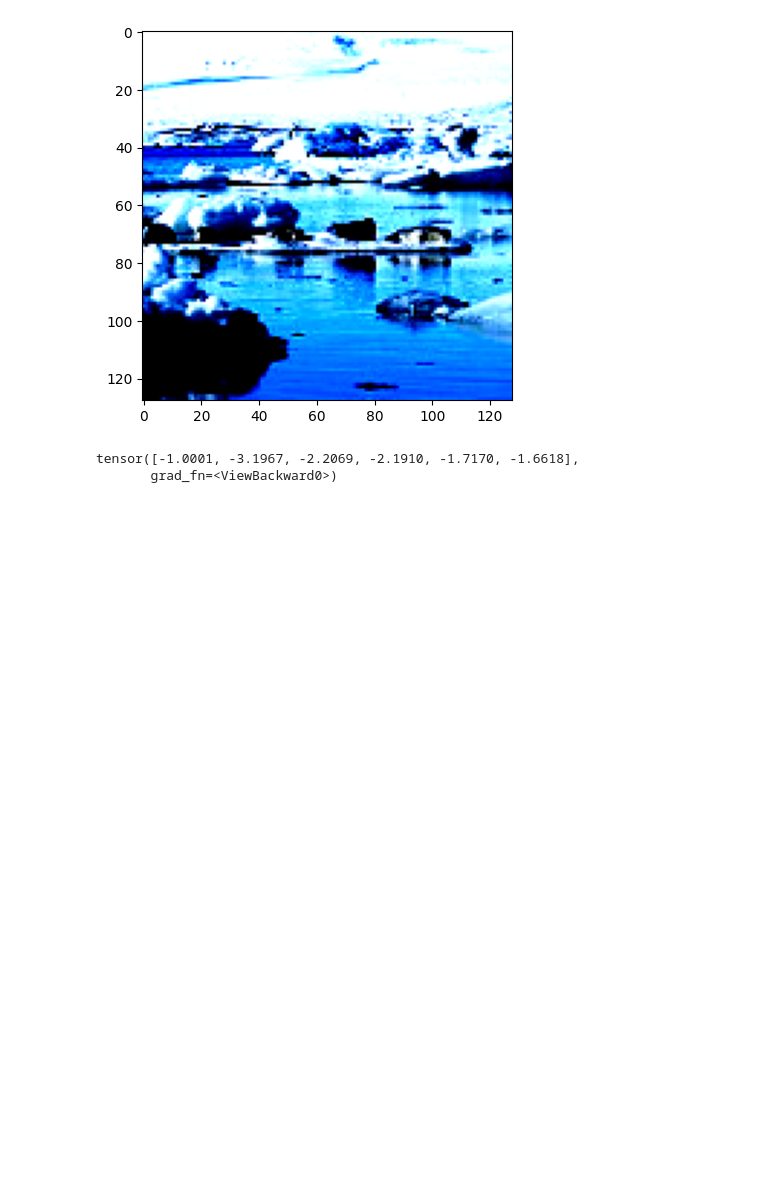
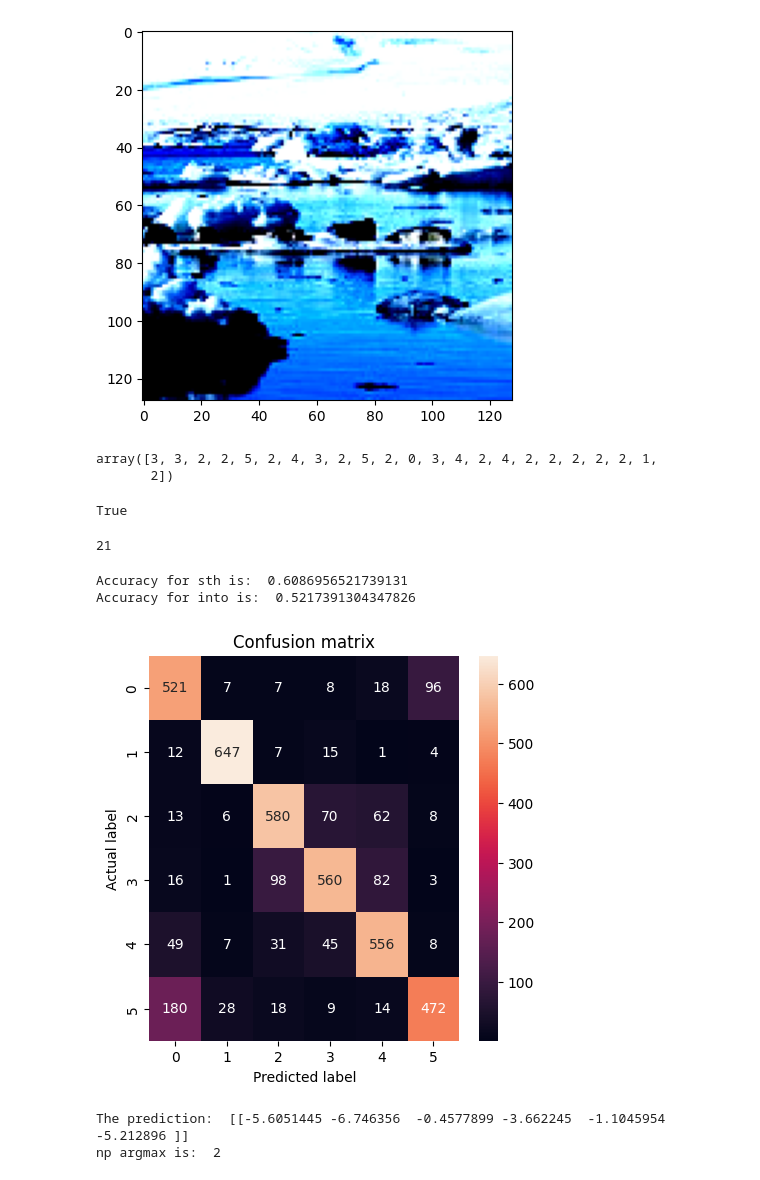
Before and after one commit to shivam13juna/sagemaker-pipeline, a Jupyter notebook: capstone/individual_steps.ipynb, the cells around one changed output. Cells and saved outputs as stored; diff of their text form; code cells hidden in the pictures; blank space fills up the shorter version.

Commit message:
Manual prediction working, tweaked bug of model.eval() and torch.no_grad

```diff
--- a/capstone/individual_steps.ipynb
+++ b/capstone/individual_steps.ipynb
@@ -170,3 +219,4 @@ train_label = np.stack([datamodule.data_train[i][1] for i in range(len(datamodul
 
 test_data = np.stack([datamodule.data_test[i][0] for i in range(len(datamodule.data_test))])
 test_label = np.stack([datamodule.data_test[i][1] for i in range(len(datamodule.data_test))])
+stacked_test_data = np.stack(test_data)
@@ -252,3 +306,14 @@ label_dict = {
             }
 
 rev_label_dict = {v: k for k, v in label_dict.items()}
+# %%
+into = np.argmax(model(torch.from_numpy(stacked_test_data)).detach().numpy(), axis=1)
+# %%
+into[:23]
+# %% [output]
+array([3, 3, 2, 2, 5, 2, 4, 3, 2, 5, 2, 0, 3, 4, 2, 4, 2, 2, 2, 2, 2, 1,
+       2])
+# %%
+model.training
+# %% [output]
+True
@@ -255,8 +323,43 @@ rev_label_dict = {v: k for k, v in label_dict.items()}
+# %%
+(sth == into[:23]).sum()
+# %% [output]
+21
+# %%
+# compare accuracy for sth and into[:23] with test_label[:23]
+
+sth_accuracy = (sth == test_label[:23]).sum() / len(test_label[:23])
+
+into_accuracy = (into[:23] == test_label[:23]).sum() / len(test_label[:23])
+
+
+print("Accuracy for sth is: ", sth_accuracy)
+print("Accuracy for into is: ", into_accuracy)
+# %% [output]
+Accuracy for sth is:  0.6086956521739131
+Accuracy for into is:  0.5217391304347826
+# %%
+# plot confusion matrix using sklearn
+
+from sklearn.metrics import confusion_matrix
+import seaborn as sns
+import matplotlib.pyplot as plt
+
+
+cm = confusion_matrix(test_label, into)
+plt.figure(figsize=(5, 5))
+sns.heatmap(cm, annot=True, fmt="d")
+plt.title("Confusion matrix")
+plt.ylabel("Actual label")
+plt.xlabel("Predicted label")
+plt.show()
+# %% [output]
+[figure, added]
 # %%
-model(torch.from_numpy(test_data[23].reshape(1, 3, 128, 128))).ravel()
+print("The prediction: ", model(torch.from_numpy(test_data[23].reshape(1, 3, 128, 128))).detach().numpy())
+print("np argmax is: ", np.argmax(model(torch.from_numpy(test_data[23].reshape(1, 3, 128, 128))).detach().numpy()))
 # %% [output]
-tensor([-1.0001, -3.1967, -2.2069, -2.1910, -1.7170, -1.6618],
-       grad_fn=<ViewBackward0>)
+The prediction:  [[-5.6051445 -6.746356  -0.4577899 -3.662245  -1.1045954 -5.212896 ]]
+np argmax is:  2
 # %%
 rev_label_dict[np.argmax(model(torch.from_numpy(test_data[23].reshape(1, 3, 128, 128))).detach().numpy(), axis=1).item()]
 # %% [output]
```
Also changed, not shown: parts of 14 cells of this notebook, 26 other files.
